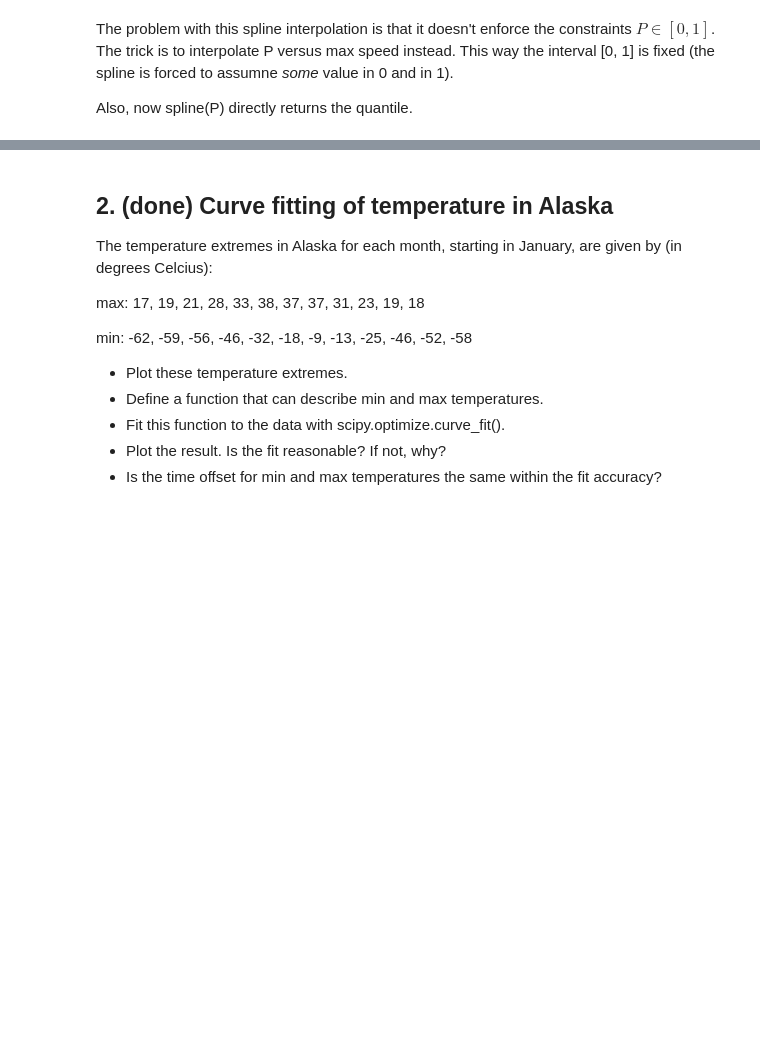
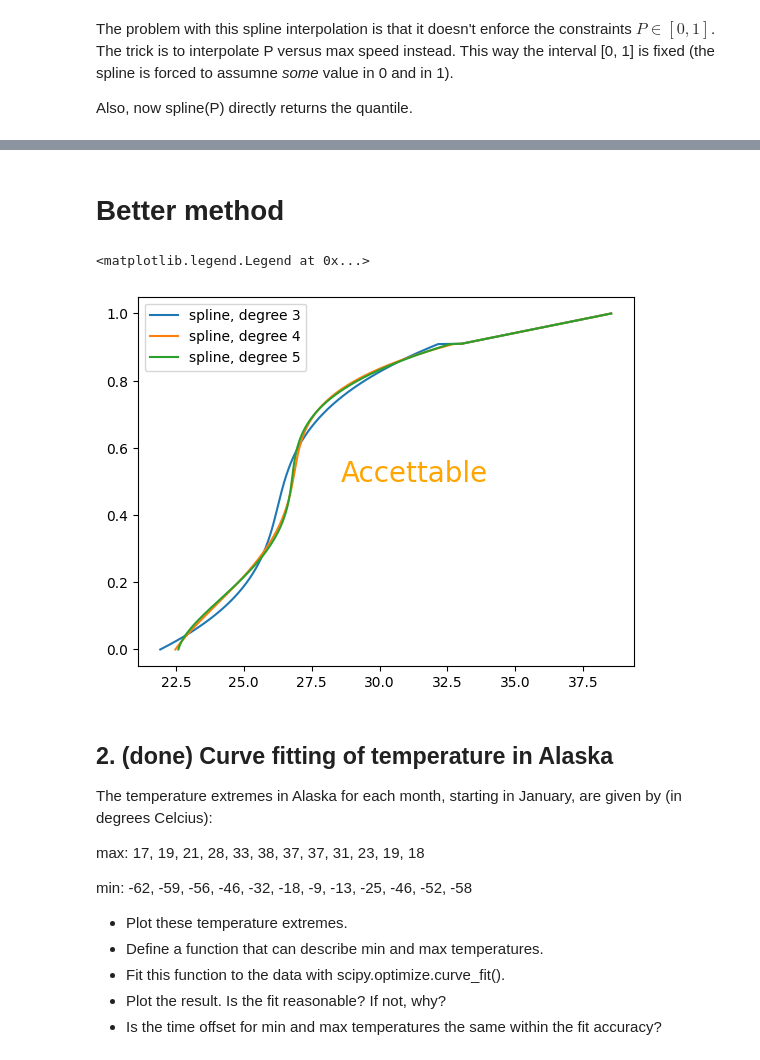
Before and after one commit to miriamzara/LaboratoryOfComputationalPhysics_Y7, a Jupyter notebook: 09_Algorithms/09ex_Algorithms.ipynb, the cells around one changed output, grey strips where cells are left out. Drawn from its saved outputs; the diff is of its cells as text; code cells hidden in the pictures; blank space fills up the shorter version.

```diff
--- a/09_Algorithms/09ex_Algorithms.ipynb
+++ b/09_Algorithms/09ex_Algorithms.ipynb
@@ -136,3 +150,47 @@ ax.legend()
+# %% [markdown]
+#  Better method
+# %%
+# let's first define a function to int/ext-rapolate, by extending standard interpolation methods
+def extrap1d(xs:np.ndarray, ys:np.ndarray, k:int):
+        # UnivariateSpline with linear extrapolation    def pointwise(x):
+    spline = UnivariateSpline(x = xs,y= ys,k=k)
+
+    def pointwise(x):
+        if x < xs[0]:
+            # Extrapolate linearly to the left
+            return ys[0] + (x - xs[0]) * (ys[1] - ys[0]) / (xs[1] - xs[0])
+        elif x > xs[-1]:
+            # Extrapolate linearly to the right
+            return ys[-1] + (x - xs[-1]) * (ys[-1] - ys[-2]) / (xs[-1] - xs[-2])
+        else:
+            # Use the original interpolator within bounds
+            return spline(x)
+
+    def ufunclike(xvec):
+        # Apply pointwise logic to arrays
+        return np.array([pointwise(x) for x in np.array(xvec)])
+
+    return ufunclike  # Return the extended function
+
+fifty_prob = 1. -0.02
+
+fig, ax = plt.subplots()
+
+
+for k in range(3,6):
+    # smooth data
+    y_smooth = np.linspace(0, 1, 1000)
+    spline = extrap1d(xs = P, ys= x, k= k)
+    x_smooth = spline(y_smooth)
+    ax.plot(x_smooth, y_smooth, label = f"spline, degree {k}")
+
+
+ax.text(34, 0.5, "Accettable",
+        fontsize=20, ha="right", color='orange')
+ax.legend()
+# %% [output]
+<matplotlib.legend.Legend at 0x...>
+[figure, added]
 # %% [markdown]
 ## 2\. (done) Curve fitting of temperature in Alaska
 
```
Also changed, not shown: parts of 3 cells of this notebook, 1 other file.
